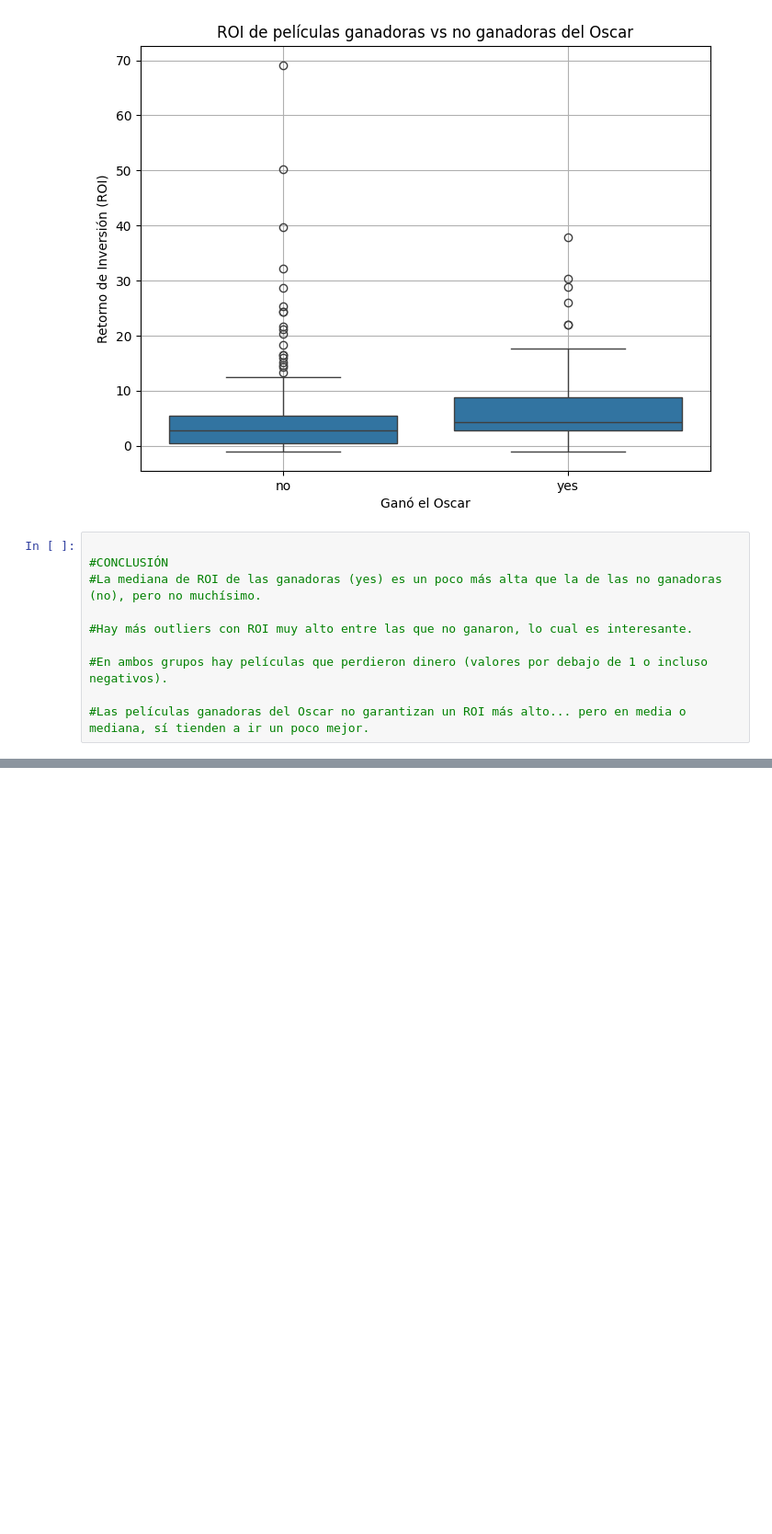
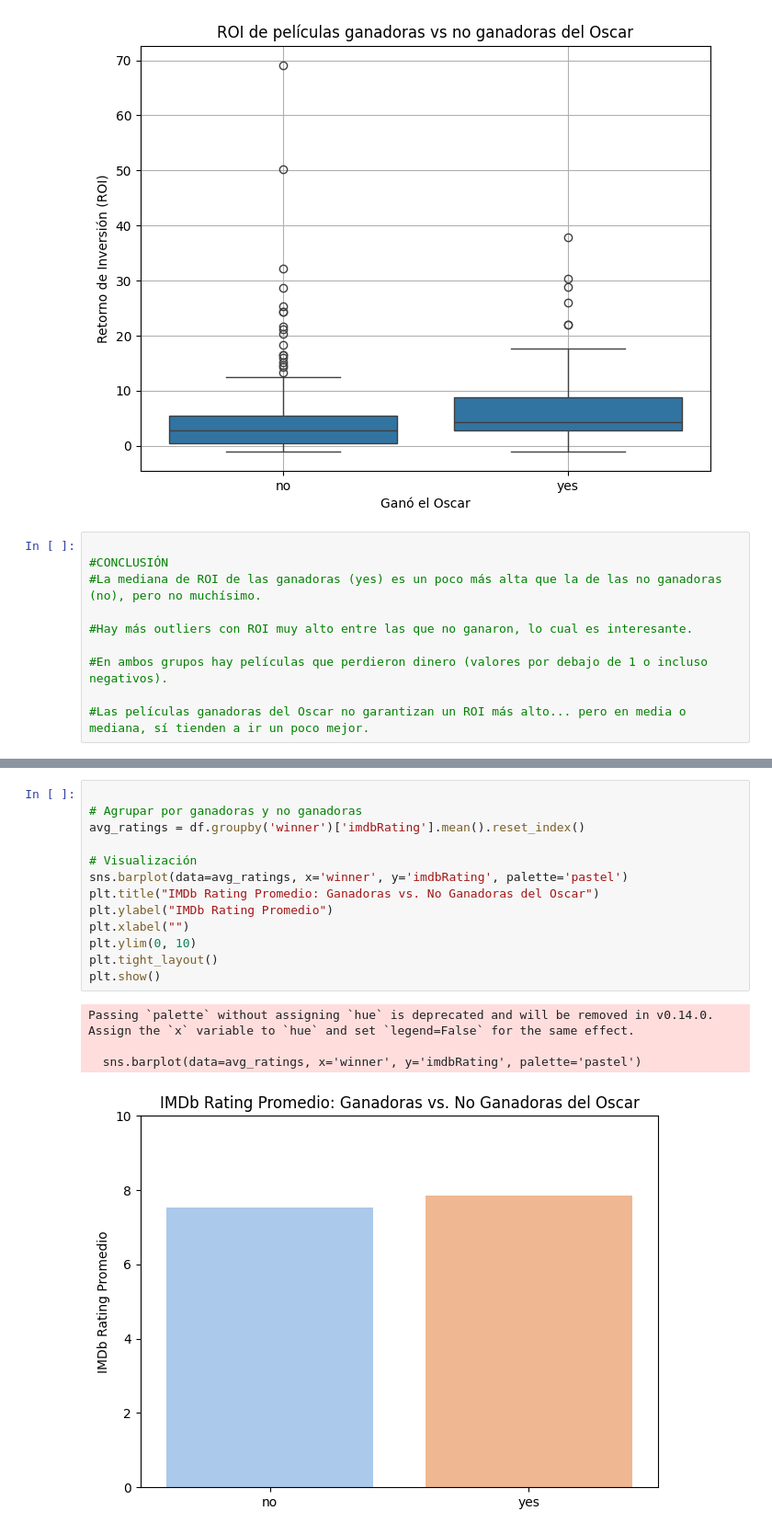
Before and after one commit to FranBretones/Proyecto-Oscars, a Jupyter notebook: src/visualizacion.ipynb, the cells around one changed output, grey strips where cells are left out. Shown at 92% size. Cells and saved outputs as stored; diff of their text form; blank space fills up the shorter version.

```diff
--- a/src/visualizacion.ipynb
+++ b/src/visualizacion.ipynb
@@ -347,3 +167,21 @@ plt.show()
 # ░░
 #    Este gráfico es clave para demostrar que el prestigio de los Oscars no siempre coincide con el rendimiento económico,
 #    y que el éxito comercial puede darse fuera del circuito de premios.
+# %%
+
+# Agrupar por ganadoras y no ganadoras
+avg_ratings = df.groupby('winner')['imdbRating'].mean().reset_index()
+
+# Visualización
+sns.barplot(data=avg_ratings, x='winner', y='imdbRating', palette='pastel')
+plt.title("IMDb Rating Promedio: Ganadoras vs. No Ganadoras del Oscar")
+plt.ylabel("IMDb Rating Promedio")
+plt.xlabel("")
+plt.ylim(0, 10)
+plt.tight_layout()
+plt.show()
+# %% [output]
+Passing `palette` without assigning `hue` is deprecated and will be removed in v0.14.0. Assign the `x` variable to `hue` and set `legend=False` for the same effect.
+
+  sns.barplot(data=avg_ratings, x='winner', y='imdbRating', palette='pastel')
+[figure, added]
```
Also changed, not shown: parts of 16 cells of this notebook, 9 other files.
